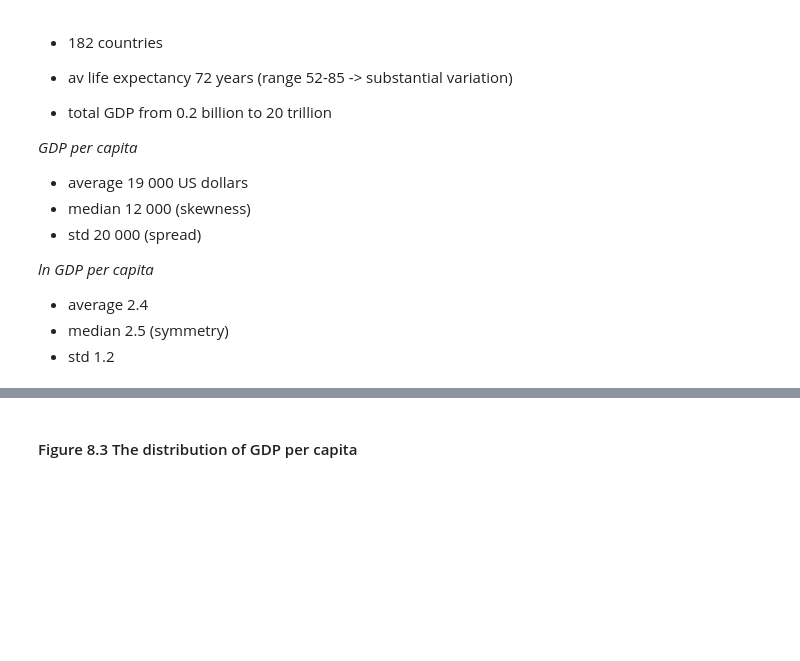
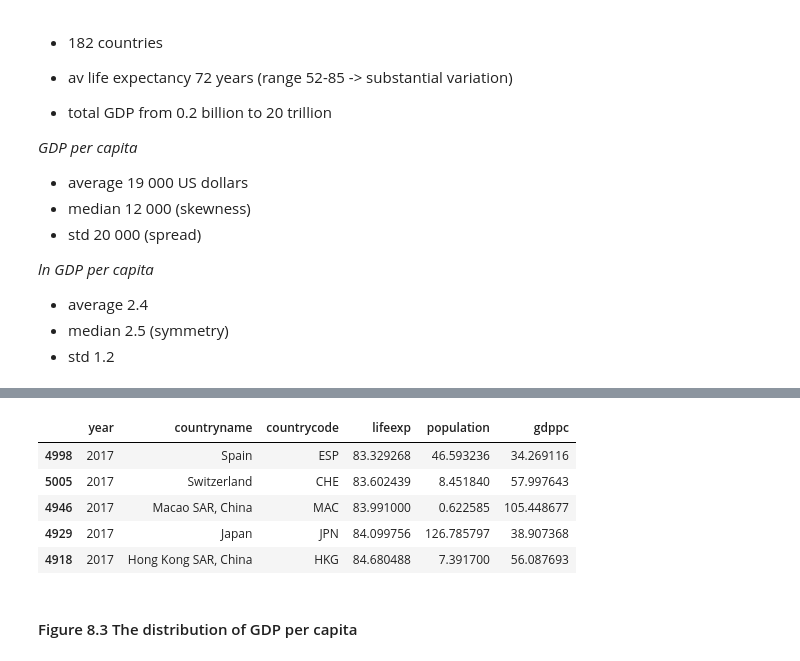
Before and after one commit to costanzadeacutis/TAsessions, a Jupyter notebook: ch08-life-expectancy-income/ch08-life-expectancy-income-commented.ipynb, the cells around one changed output, grey strips where cells are left out. Cells and saved outputs as stored; diff of their text form; code cells hidden in the pictures; blank space fills up the shorter version.

```diff
--- a/ch08-life-expectancy-income/ch08-life-expectancy-income-commented.ipynb
+++ b/ch08-life-expectancy-income/ch08-life-expectancy-income-commented.ipynb
@@ -168,3 +209,12 @@ xc.loc[:, ["lifeexp", "gdppc", "gdptot", "lngdppc", "lngdptot"]].describe()
+# %%
+xc.sort_values(by=['lifeexp']).tail(5)
+# %% [output]
+|  | year | countryname | countrycode | lifeexp | population | gdppc |
+| 4998 | 2017 | Spain | ESP | 83.329268 | 46.593236 | 34.269116 |
+| 5005 | 2017 | Switzerland | CHE | 83.602439 | 8.451840 | 57.997643 |
+| 4946 | 2017 | Macao SAR, China | MAC | 83.991000 | 0.622585 | 105.448677 |
+| 4929 | 2017 | Japan | JPN | 84.099756 | 126.785797 | 38.907368 |
+| 4918 | 2017 | Hong Kong SAR, China | HKG | 84.680488 | 7.391700 | 56.087693 |
 # %% [markdown]
 #### Figure 8.3 The distribution of GDP per capita
 # %% [markdown]
```
Also changed, not shown: parts of 3 cells of this notebook.
